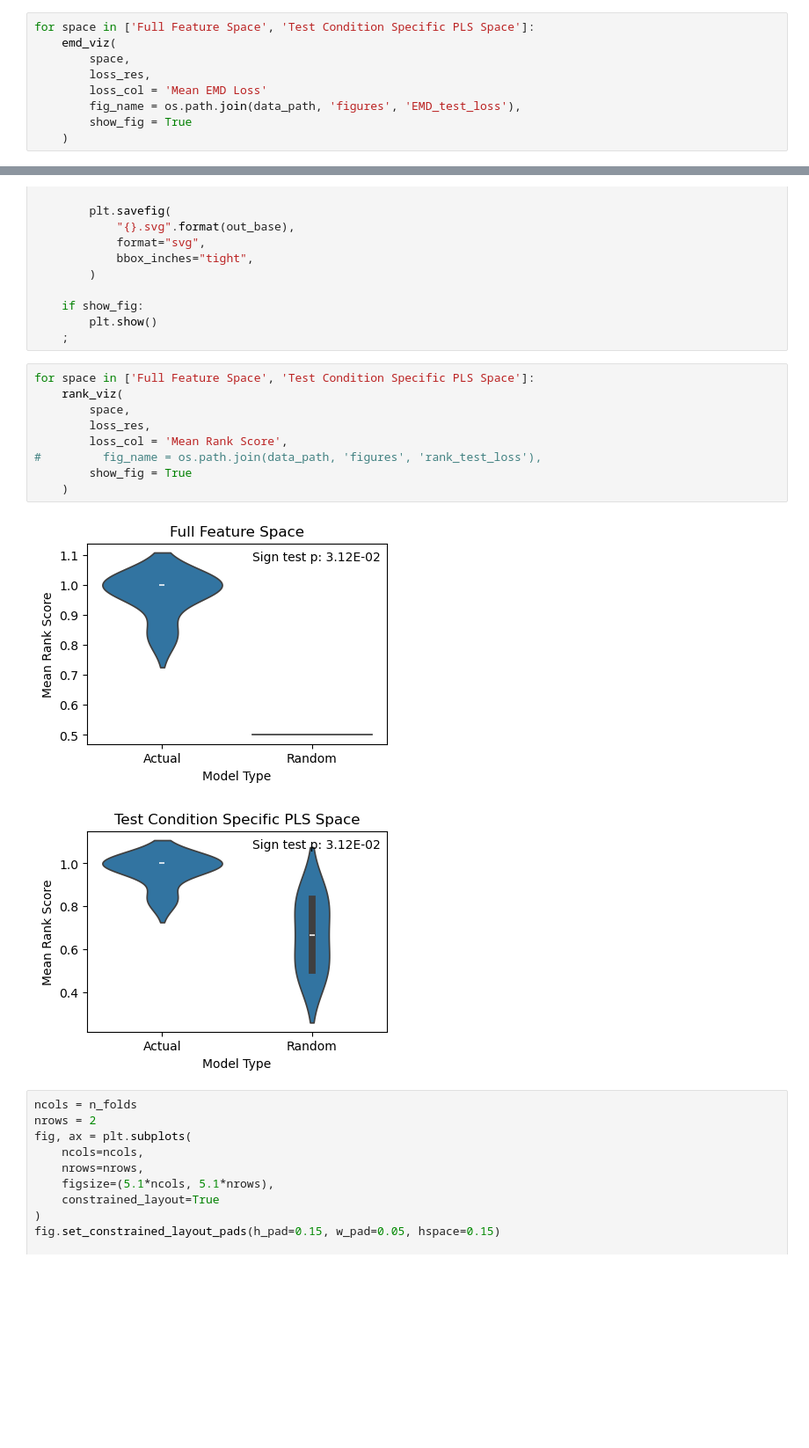
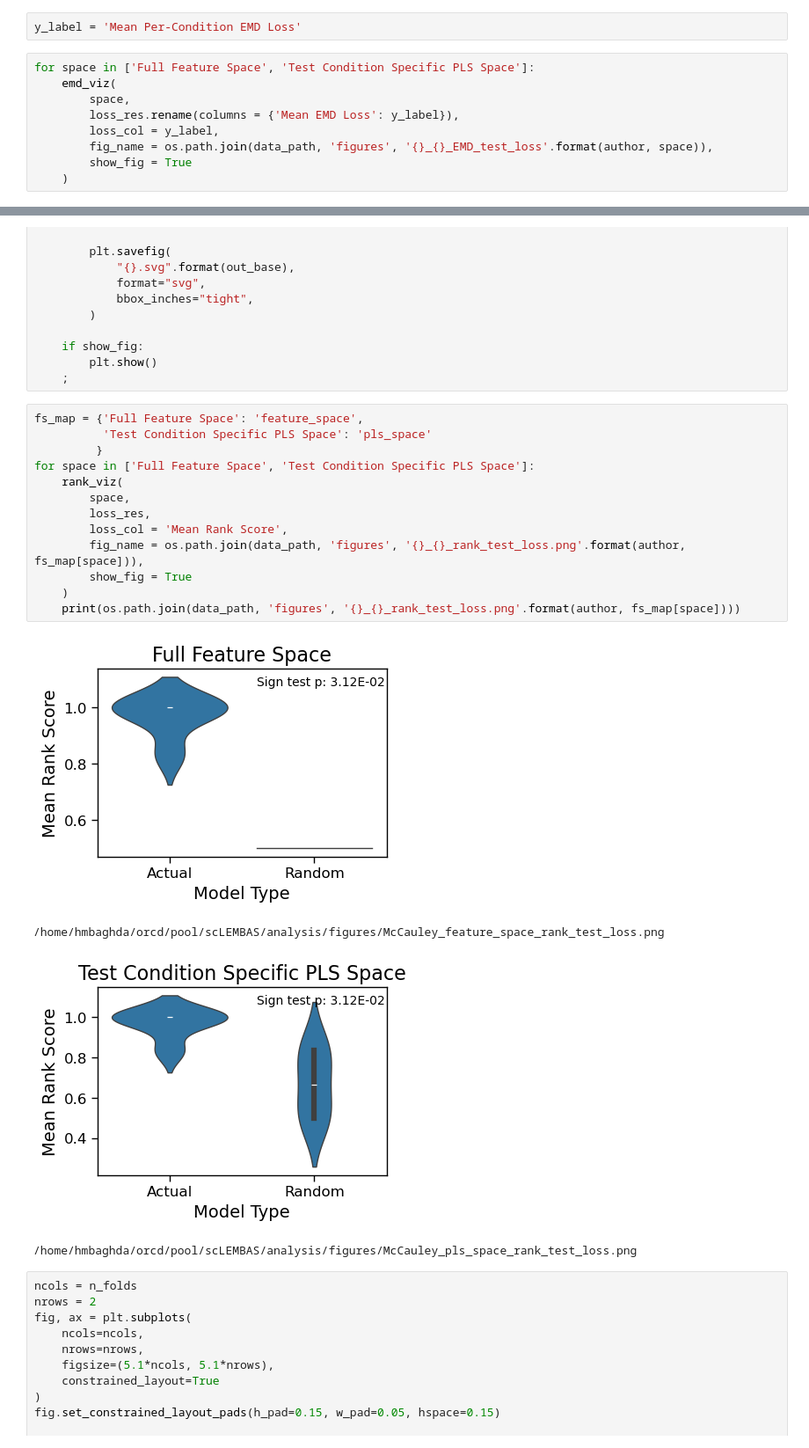
Before and after one commit to hmbaghdassarian/scLEMBAS, a Jupyter notebook: notebooks/McCauley_2024/06_assess_predictions/01_test_accuracy/01Aii_scLEMBAS_test_quantification.ipynb, the cells around one changed output, grey strips where cells are left out. Shown at 88% size. Cells and saved outputs as stored; diff of their text form; blank space fills up the shorter version.

```diff
--- a/notebooks/McCauley_2024/06_assess_predictions/01_test_accuracy/01Aii_scLEMBAS_test_quantification.ipynb
+++ b/notebooks/McCauley_2024/06_assess_predictions/01_test_accuracy/01Aii_scLEMBAS_test_quantification.ipynb
@@ -590,10 +616,12 @@ sns.set_context(
+# %%
+y_label = 'Mean Per-Condition EMD Loss'
 # %%
 for space in ['Full Feature Space', 'Test Condition Specific PLS Space']:
     emd_viz(
         space,
-        loss_res,
-        loss_col = 'Mean EMD Loss'
-        fig_name = os.path.join(data_path, 'figures', 'EMD_test_loss'),
+        loss_res.rename(columns = {'Mean EMD Loss': y_label}),
+        loss_col = y_label,
+        fig_name = os.path.join(data_path, 'figures', '{}_{}_EMD_test_loss'.format(author, space)),
         show_fig = True
     )
 # %% [output]
@@ -716,17 +744,23 @@ def rank_viz(
         plt.show()
     ;
 # %%
+fs_map = {'Full Feature Space': 'feature_space',
+          'Test Condition Specific PLS Space': 'pls_space'
+         }
 for space in ['Full Feature Space', 'Test Condition Specific PLS Space']:
     rank_viz(
         space,
         loss_res,
         loss_col = 'Mean Rank Score',
-#         fig_name = os.path.join(data_path, 'figures', 'rank_test_loss'),
+        fig_name = os.path.join(data_path, 'figures', '{}_{}_rank_test_loss.png'.format(author, fs_map[space])),
         show_fig = True
     )
+    print(os.path.join(data_path, 'figures', '{}_{}_rank_test_loss.png'.format(author, fs_map[space])))
 # %% [output]
-[figure, old version]
+[figure, new version]
+/home/hmbaghda/orcd/pool/scLEMBAS/analysis/figures/McCauley_feature_space_rank_test_loss.png
-[figure, old version]
+[figure, new version]
+/home/hmbaghda/orcd/pool/scLEMBAS/analysis/figures/McCauley_pls_space_rank_test_loss.png
 # %%
 ncols = n_folds
 nrows = 2
```
Also changed, not shown: parts of 4 cells of this notebook, 40 other files.
